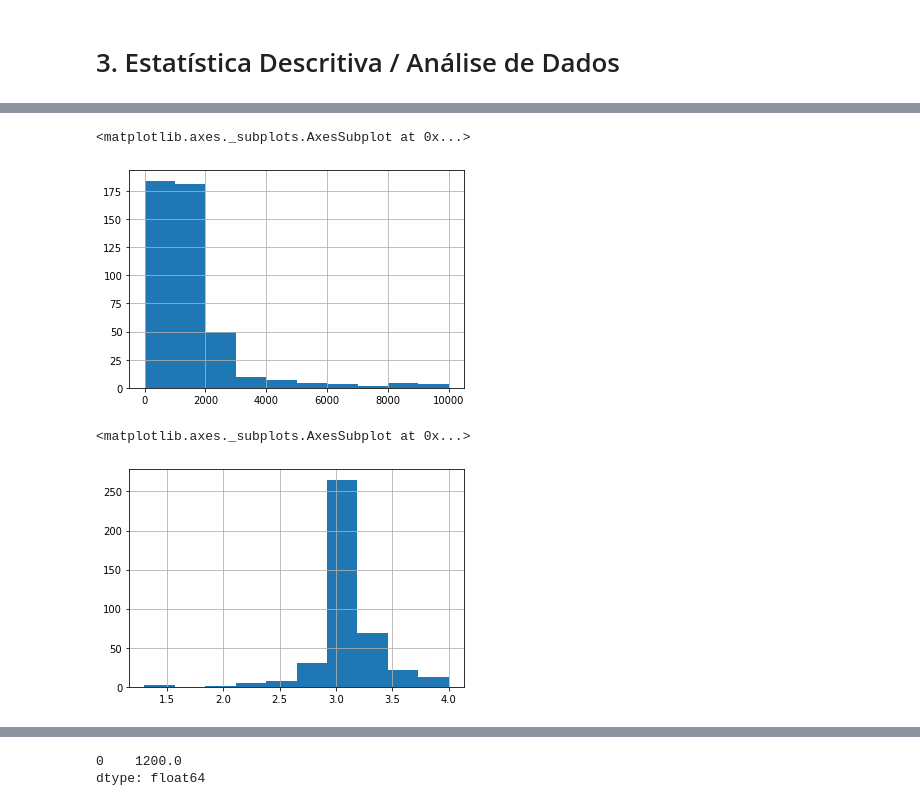
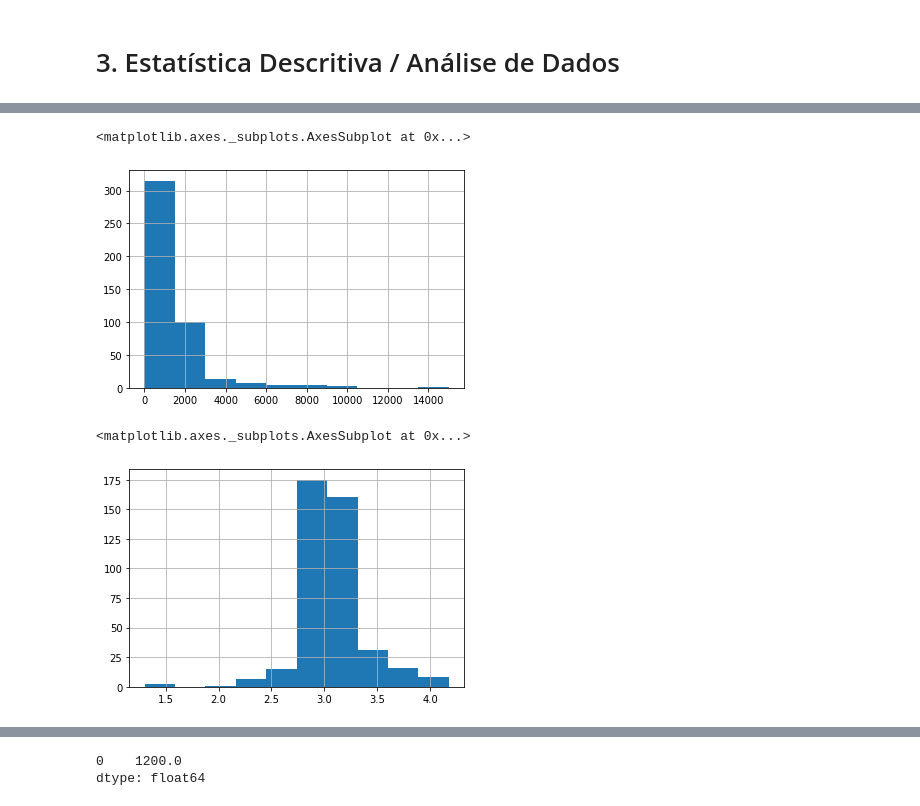
Before and after one commit to pedrocostab/Data_Science_Ciclistas, a Jupyter notebook: Projeto_1_Ciência_de_Dados.ipynb, the cells around one changed output, grey strips where cells are left out. Cells and saved outputs as stored; diff of their text form; code cells hidden in the pictures.

Commit message:
Adding outlier detection

```diff
--- a/Projeto_1_Ciência_de_Dados.ipynb
+++ b/Projeto_1_Ciência_de_Dados.ipynb
@@ -235,6 +235,14 @@ Data columns (total 22 columns):
  21  days_usage_working      476 non-null    float64
 dtypes: category(6), float64(8), object(8)
 memory usage: 70.5+ KB
+# %%
+ciclistas["biggest_issue"] = ciclistas["biggest_issue"].astype("category")
+ciclistas["days_usage_leisure"] = ciclistas["wage_standard"].astype("int")
+ciclistas["days_usage_school"] = ciclistas["wage_standard"].astype("int")
+ciclistas["days_usage_shopping"] = ciclistas["wage_standard"].astype("int")
+ciclistas["days_usage_lei"] = ciclistas["wage_standard"].astype("int")
+ciclistas["days_usage_leisure"] = ciclistas["wage_standard"].astype("int")
+ciclistas["days_usage_leisure"] = ciclistas["wage_standard"].astype("int")
 # %% [markdown]
 ### Tratamentos de dados ausentes
 # %%
@@ -469,0 +491,3 @@ Name: wage_standard, dtype: float64
+# %%
+# Pegando zscore de todas as colunas com números
+zscore = (ciclistas.select_dtypes(include=[np.number])).apply(stats.zscore)
@@ -469,0 +561,4 @@ Name: wage_standard, dtype: float64
+# %%
+ciclistas["wage_standard_zscore"] = zscore["wage_standard"]
+ciclistas = ciclistas[ciclistas.wage_standard_zscore < 8]
+ciclistas["wage_standard"].sort_values()
@@ -477,4 +616,0 @@ ciclistas.boxplot(column="wage_standard")
-# %%
-# removendo outlier
-ciclistas = ciclistas[ciclistas["wage_standard"] < 12000]
-ciclistas.boxplot(column="wage_standard")
@@ -484,17 +617,17 @@ ciclistas.boxplot(column="wage_standard")
 # %%
 # Aqui, percebe-se que o grosso dos ciclistas ganha abaixo de 2000.
-# E que, pela curva logarítmica, quanto maior o salário, menos o pedala
+# E que, pela curva logarítmica, quanto maior o salário, menos pedala
 
 ciclistas["wage_standard"].hist()
 # %% [output]
 <matplotlib.axes._subplots.AxesSubplot at 0x...>
-[figure, old version]
+[figure, new version]
 # %%
 # Ao aplicar o log, vê-se melhor que
 # o grosso dos ciclistas ganha entre 600 e 2000
 
-ciclistas['log_wage'] = ciclistas['wage_standard'].apply(np.log10)
-ciclistas[ciclistas['log_wage'] > 0]['log_wage'].hist()
+log_wage = ciclistas['wage_standard'].apply(np.log10)
+log_wage[log_wage > 0].hist()
 # %% [output]
 <matplotlib.axes._subplots.AxesSubplot at 0x...>
-[figure, old version]
+[figure, new version]
```
Also changed, not shown: parts of 51 cells of this notebook.
